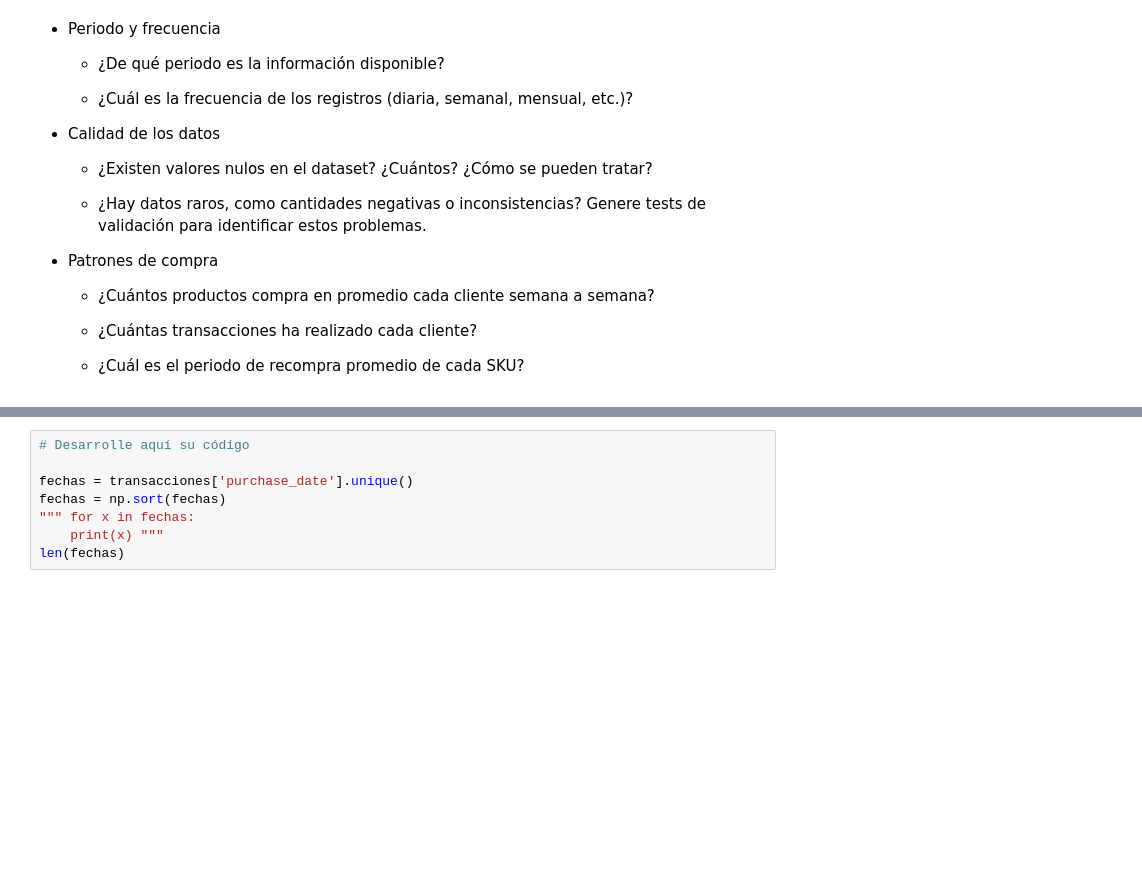
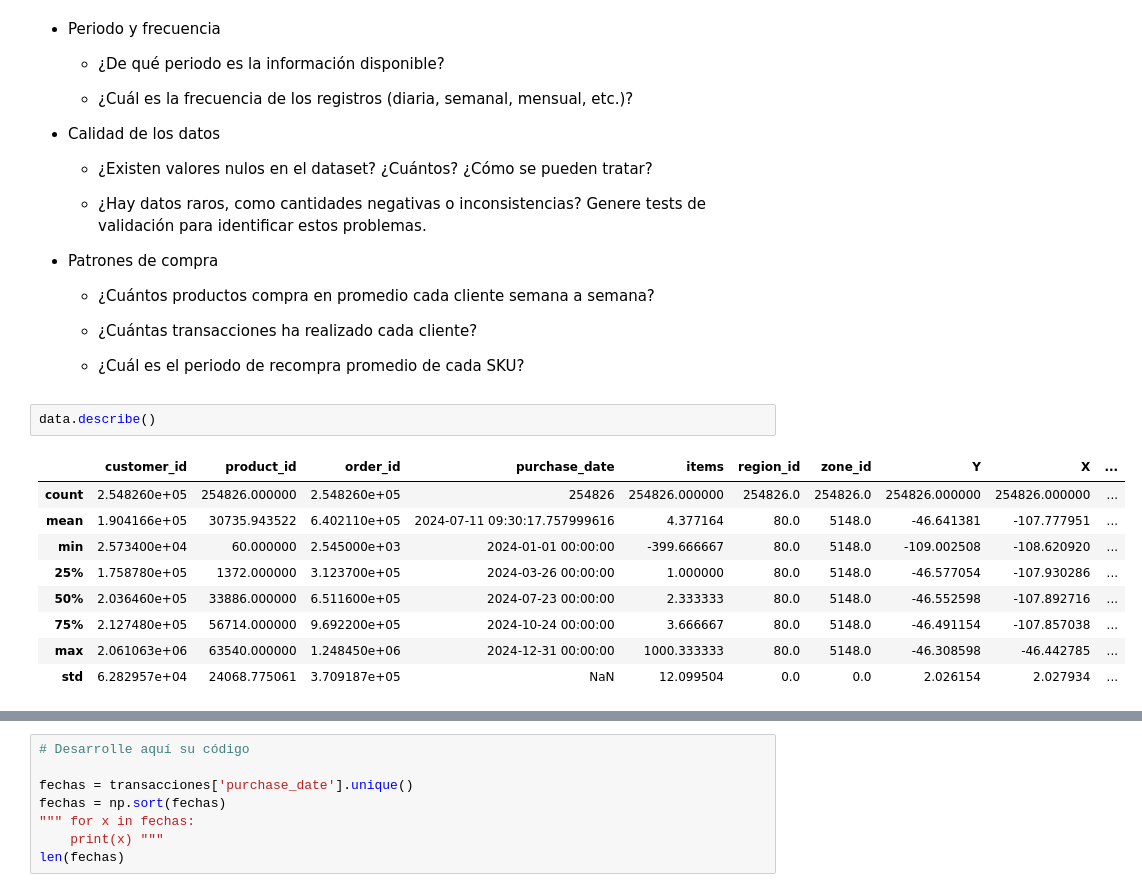
Before and after one commit to cristianjaram/MDS7202-labs, a Jupyter notebook: proyecto_lab/enunciado_entrega1.ipynb, the cells around one changed output, grey strips where cells are left out. Saved outputs shown, nothing was run; the diff lists cells and outputs as text; blank space fills up the shorter version.

```diff
--- a/proyecto_lab/enunciado_entrega1.ipynb
+++ b/proyecto_lab/enunciado_entrega1.ipynb
@@ -500,3 +392,15 @@ Se deben responder preguntas a partir de lo que puedan visualizar/obtener, por e
     - ¿Cuántas transacciones ha realizado cada cliente?
 
     - ¿Cuál es el periodo de recompra promedio de cada SKU?
+# %%
+data.describe()
+# %% [output]
+|  | customer_id | product_id | order_id | purchase_date | items | region_id | zone_id | Y | X | ... |
+| count | 2.548260e+05 | 254826.000000 | 2.548260e+05 | 254826 | 254826.000000 | 254826.0 | 254826.0 | 254826.000000 | 254826.000000 | ... |
+| mean | 1.904166e+05 | 30735.943522 | 6.402110e+05 | 2024-07-11 09:30:17.757999616 | 4.377164 | 80.0 | 5148.0 | -46.641381 | -107.777951 | ... |
+| min | 2.573400e+04 | 60.000000 | 2.545000e+03 | 2024-01-01 00:00:00 | -399.666667 | 80.0 | 5148.0 | -109.002508 | -108.620920 | ... |
+| 25% | 1.758780e+05 | 1372.000000 | 3.123700e+05 | 2024-03-26 00:00:00 | 1.000000 | 80.0 | 5148.0 | -46.577054 | -107.930286 | ... |
+| 50% | 2.036460e+05 | 33886.000000 | 6.511600e+05 | 2024-07-23 00:00:00 | 2.333333 | 80.0 | 5148.0 | -46.552598 | -107.892716 | ... |
+| 75% | 2.127480e+05 | 56714.000000 | 9.692200e+05 | 2024-10-24 00:00:00 | 3.666667 | 80.0 | 5148.0 | -46.491154 | -107.857038 | ... |
+| max | 2.061063e+06 | 63540.000000 | 1.248450e+06 | 2024-12-31 00:00:00 | 1000.333333 | 80.0 | 5148.0 | -46.308598 | -46.442785 | ... |
+| std | 6.282957e+04 | 24068.775061 | 3.709187e+05 | NaN | 12.099504 | 0.0 | 0.0 | 2.026154 | 2.027934 | ... |
```
Also changed, not shown: parts of 42 cells of this notebook.
